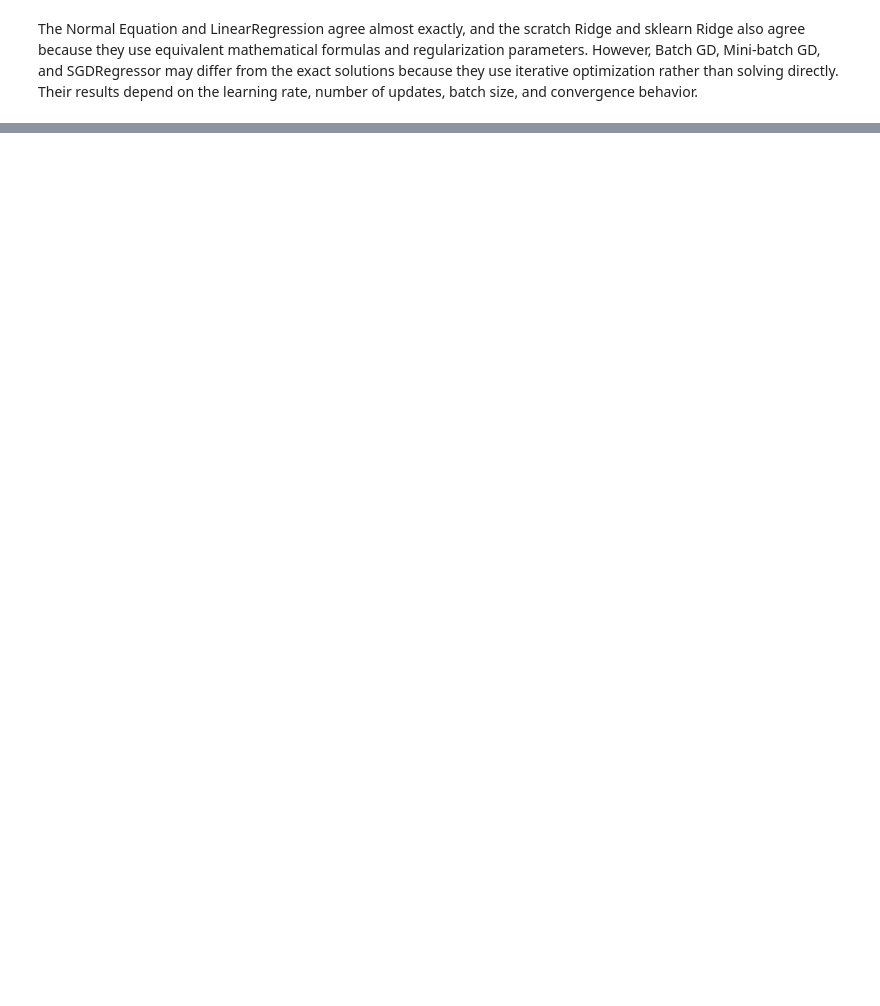
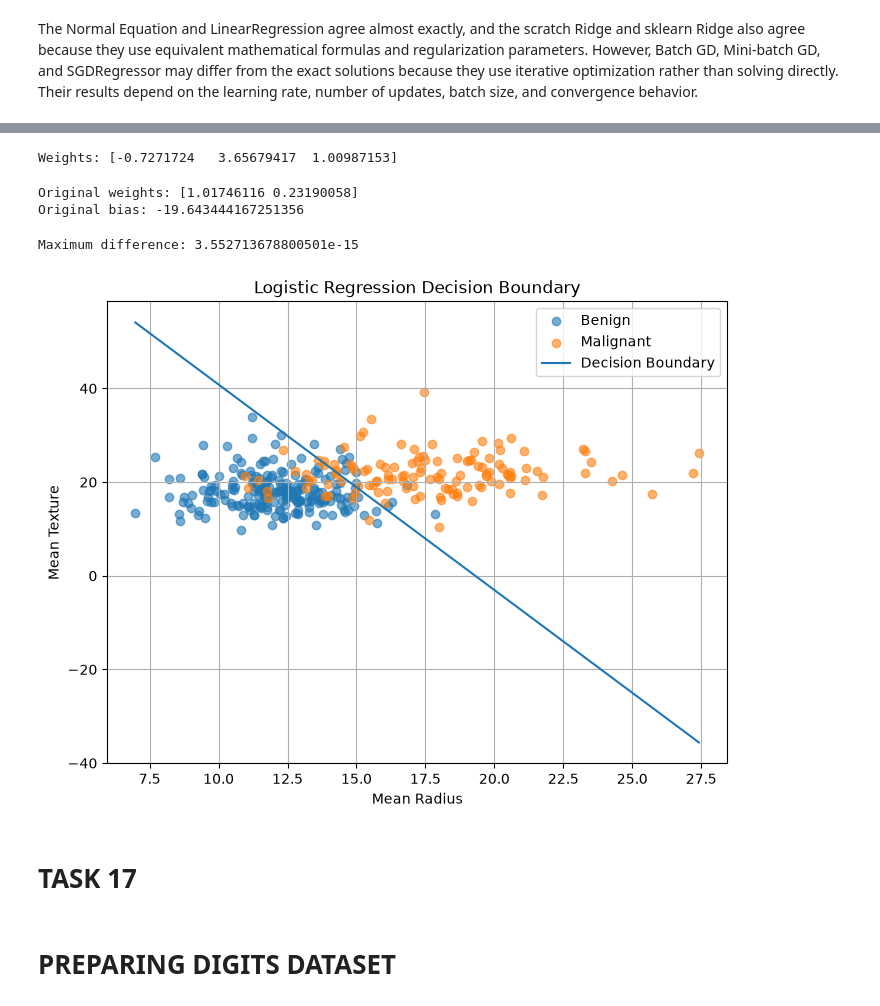
Before and after one commit to mahmoudshafea/Linear_models_-_SVM, a Jupyter notebook: 9401_assignment2.ipynb, the cells around one changed output, grey strips where cells are left out. Drawn from its saved outputs; the diff is of its cells as text; code cells hidden in the pictures; blank space fills up the shorter version.

```diff
--- a/9401_assignment2.ipynb
+++ b/9401_assignment2.ipynb
@@ -1372,0 +2021,73 @@ The Normal Equation and LinearRegression agree almost exactly, and the scratch R
+# %%
+w_two = np.zeros(X_train_two_log.shape[1])
+
+for epoch in range(5000):
+    grad = logistic_grad(X_train_two_log, y_train_two, w_two, lam=0)
+    w_two -= 0.5 * grad
+
+print("Weights:", w_two)
+# %% [output]
+Weights: [-0.7271724   3.65679417  1.00987153]
+# %%
+w_original = w_two[1:] / scaler_two.std
+
+b_original = w_two[0] - np.sum(
+    w_two[1:] * scaler_two.mean / scaler_two.std
+)
+
+print("Original weights:", w_original)
+print("Original bias:", b_original)
+# %% [output]
+Original weights: [1.01746116 0.23190058]
+Original bias: -19.643444167251356
+# %%
+scores_scaled = X_test_two_log @ w_two
+
+scores_original = (
+    b_original
+    + X_test_two[:, 0] * w_original[0]
+    + X_test_two[:, 1] * w_original[1]
+)
+
+print("Maximum difference:", np.max(np.abs(scores_scaled - scores_original)))
+# %% [output]
+Maximum difference: 3.552713678800501e-15
+# %%
+plt.figure(figsize=(8, 6))
+
+plt.scatter(
+    X_train_two[y_train_two == 0, 0],
+    X_train_two[y_train_two == 0, 1],
+    label="Benign",
+    alpha=0.6
+)
+
+plt.scatter(
+    X_train_two[y_train_two == 1, 0],
+    X_train_two[y_train_two == 1, 1],
+    label="Malignant",
+    alpha=0.6
+)
+
+x_line = np.linspace(
+    X_train_two[:, 0].min(),
+    X_train_two[:, 0].max(),
+    100
+)
+
+if abs(w_original[1]) > 1e-12:
+    y_line = (-b_original - w_original[0] * x_line) / w_original[1]
+    plt.plot(x_line, y_line, label="Decision Boundary")
+
+plt.xlabel("Mean Radius")
+plt.ylabel("Mean Texture")
+plt.title("Logistic Regression Decision Boundary")
+plt.legend()
+plt.grid()
+plt.show()
+# %% [output]
+[figure, added]
+# %% [markdown]
+# TASK 17
+# %% [markdown]
+# PREPARING DIGITS DATASET
```
Also changed, not shown: parts of 128 cells of this notebook.
